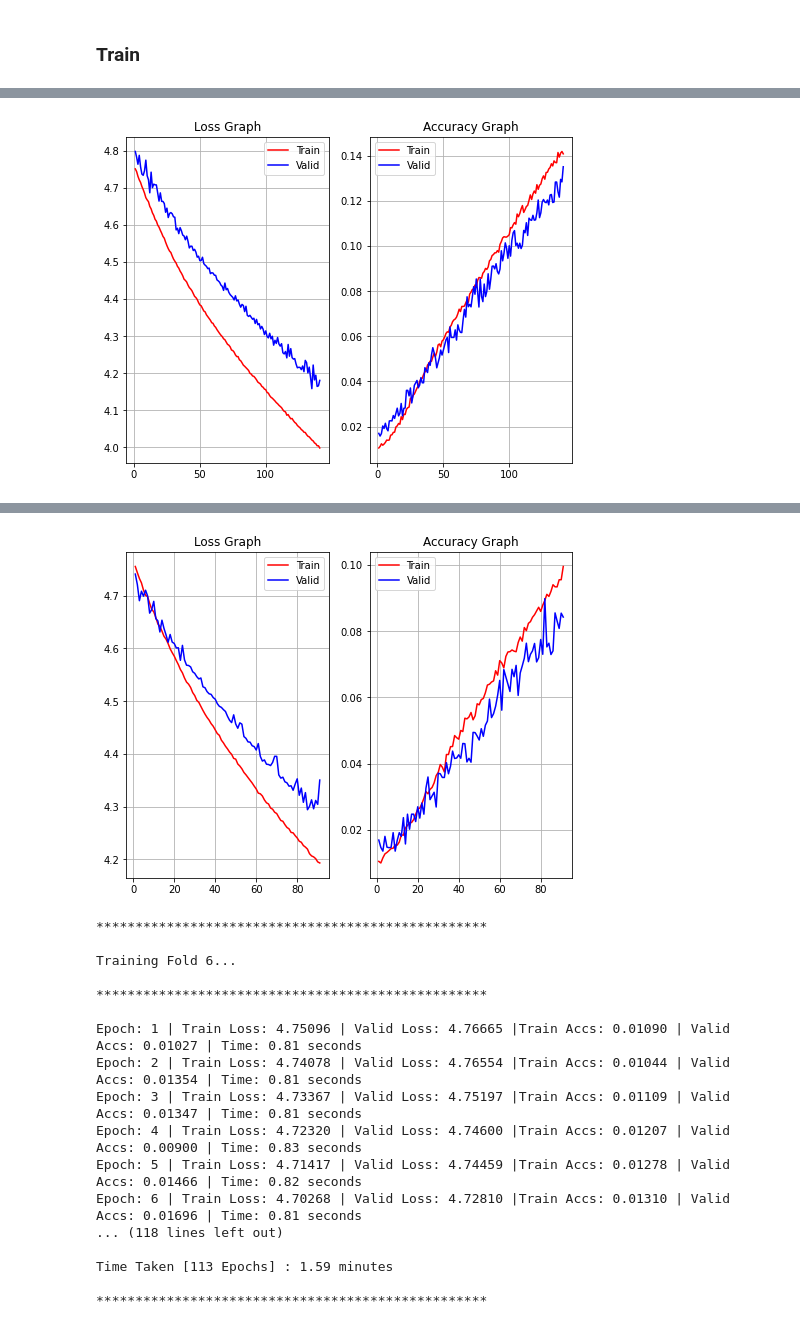
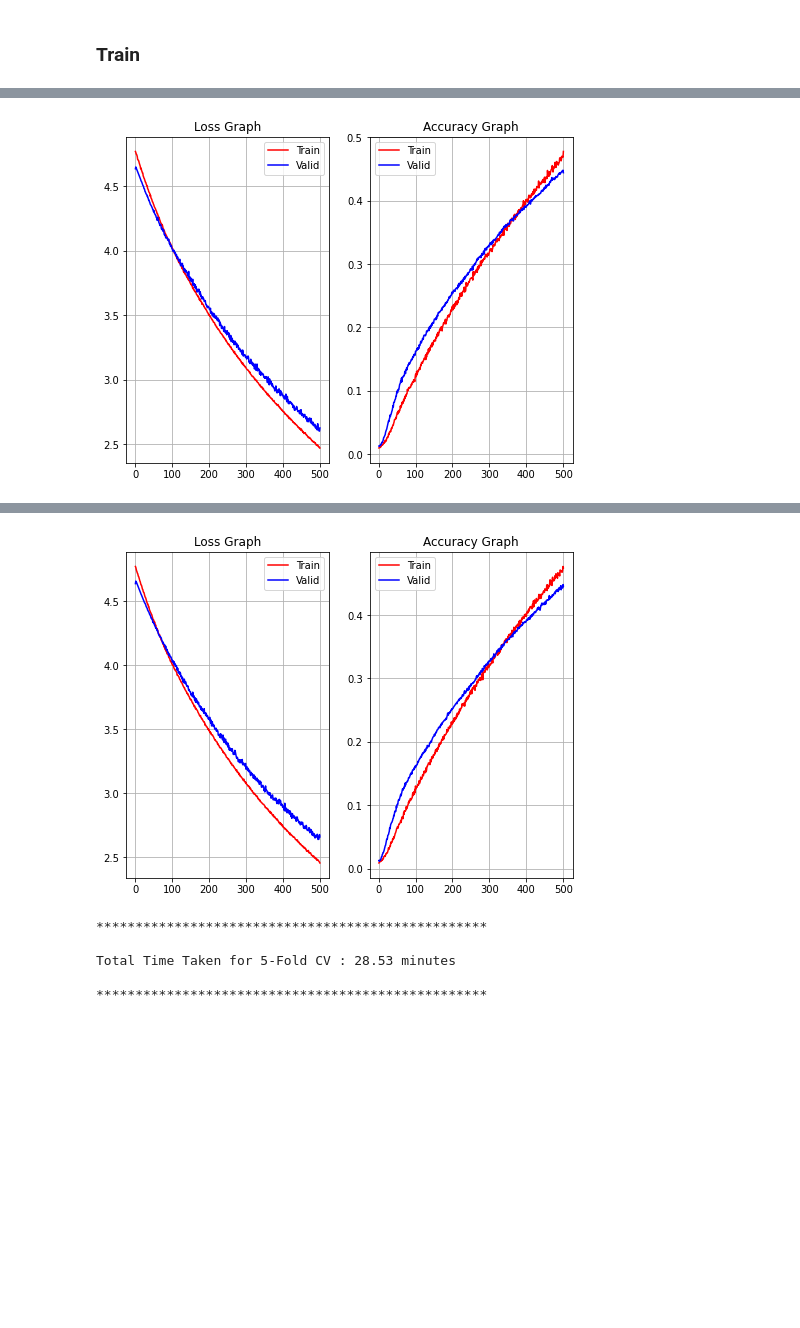
Before and after one commit to pcs-work/Kaggle-Notebooks, a Jupyter notebook: fgvc9-swin-b384-features-train-slow.ipynb, the cells around one changed output, grey strips where cells are left out. Saved outputs shown, nothing was run; the diff lists cells and outputs as text; code cells hidden in the pictures; blank space fills up the shorter version.

Commit message:
Kaggle Notebook | FGVC9 - SWIN-B384 Features - Train (Slow) | Version 2

```diff
--- a/fgvc9-swin-b384-features-train-slow.ipynb
+++ b/fgvc9-swin-b384-features-train-slow.ipynb
@@ -286,14 +286,14 @@ if DEBUG:
     epochs = 2
     HL = [4]
 else:
-    n_splits = 25
+    n_splits = 5
     epochs = 500
-    HL = [128, 64]
+    HL = [2048, 1024, 512]
 
-batch_size = 128
+batch_size = 512
 lr = 1e-6
 wd = 1e-5
-early_stopping = 5
+early_stopping = 50
 patience = None
 eps = None
 # %% [markdown]
@@ -314,7 +314,7 @@ for tr_idx, va_idx in StratifiedKFold(n_splits=n_splits, random_state=SEED, shuf
     }
 
     torch.manual_seed(SEED)
-    model = Model(IL=tr_features.shape[1], HL=HL, DP=None, use_WN=False).to(DEVICE)
+    model = Model(IL=tr_features.shape[1], HL=HL, DP=0.25, use_WN=True).to(DEVICE)
     optimizer = model.get_optimizer(lr=lr, wd=wd)
     scheduler = None
     if isinstance(patience, int) and isinstance(eps, float):
@@ -404,6 +404,6 @@ Time Taken [141 Epochs] : 1.98 minutes
 
 **************************************************
-[figure, old version]
+[figure, new version]
 **************************************************
 
 Training Fold 5...
@@ -422,20 +422,8 @@ Time Taken [91 Epochs] : 1.27 minutes
 
 **************************************************
-[figure, old version]
+[figure, new version]
 **************************************************
 
-Training Fold 6...
+Total Time Taken for 5-Fold CV : 28.53 minutes
 
 **************************************************
-
-Epoch: 1 | Train Loss: 4.75096 | Valid Loss: 4.76665 |Train Accs: 0.01090 | Valid Accs: 0.01027 | Time: 0.81 seconds
-Epoch: 2 | Train Loss: 4.74078 | Valid Loss: 4.76554 |Train Accs: 0.01044 | Valid Accs: 0.01354 | Time: 0.81 seconds
-Epoch: 3 | Train Loss: 4.73367 | Valid Loss: 4.75197 |Train Accs: 0.01109 | Valid Accs: 0.01347 | Time: 0.81 seconds
-Epoch: 4 | Train Loss: 4.72320 | Valid Loss: 4.74600 |Train Accs: 0.01207 | Valid Accs: 0.00900 | Time: 0.83 seconds
-Epoch: 5 | Train Loss: 4.71417 | Valid Loss: 4.74459 |Train Accs: 0.01278 | Valid Accs: 0.01466 | Time: 0.82 seconds
-Epoch: 6 | Train Loss: 4.70268 | Valid Loss: 4.72810 |Train Accs: 0.01310 | Valid Accs: 0.01696 | Time: 0.81 seconds
-... (118 lines left out)
-
-Time Taken [113 Epochs] : 1.59 minutes
-
-**************************************************
```
Also changed, not shown: parts of 1 cell of this notebook.
